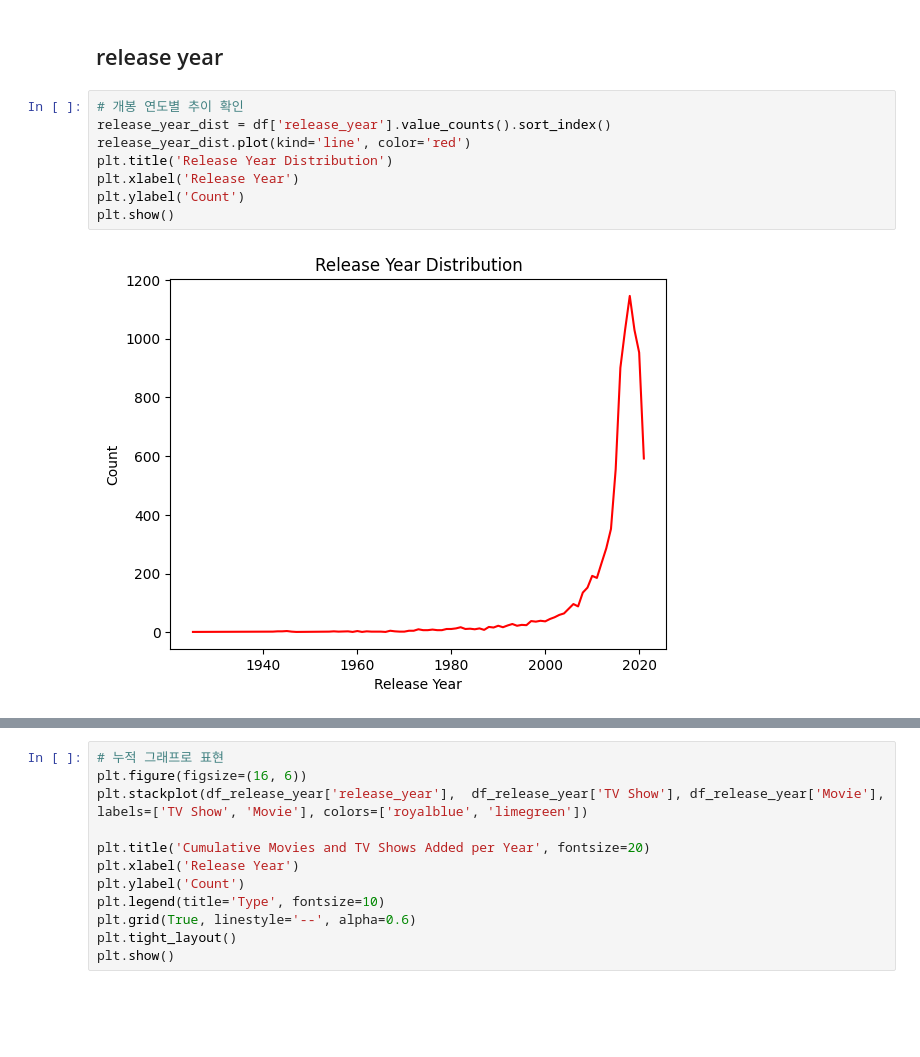
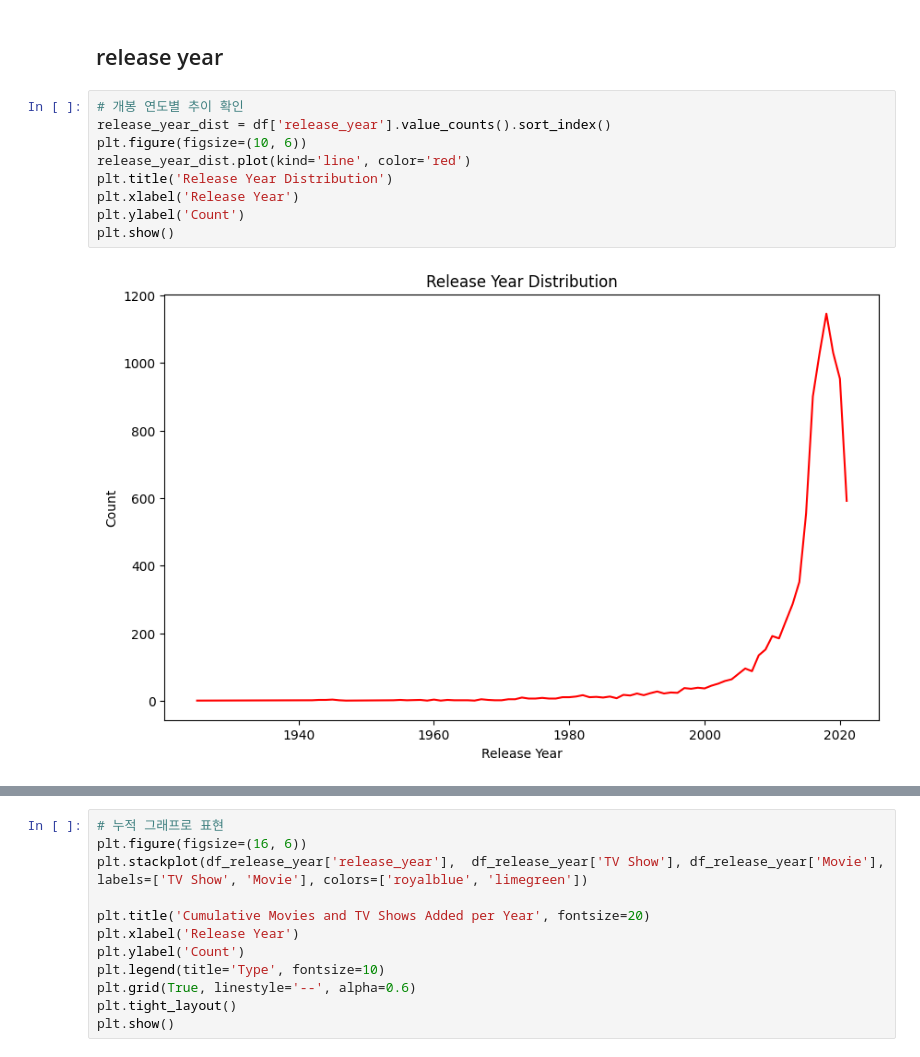
Before and after one commit to Seong-jieun/netflix_eda, a Jupyter notebook: Netflix_data_analysis.ipynb, the cells around one changed output, grey strips where cells are left out. Cells and saved outputs as stored; diff of their text form; blank space fills up the shorter version.

```diff
--- a/Netflix_data_analysis.ipynb
+++ b/Netflix_data_analysis.ipynb
@@ -350,10 +350,11 @@ plt.show()
 # %%
 # 개봉 연도별 추이 확인
 release_year_dist = df['release_year'].value_counts().sort_index()
+plt.figure(figsize=(10, 6))
 release_year_dist.plot(kind='line', color='red')
 plt.title('Release Year Distribution')
 plt.xlabel('Release Year')
 plt.ylabel('Count')
 plt.show()
 # %% [output]
-[figure, old version]
+[figure, new version]
```
Also changed, not shown: parts of 5 cells of this notebook.
